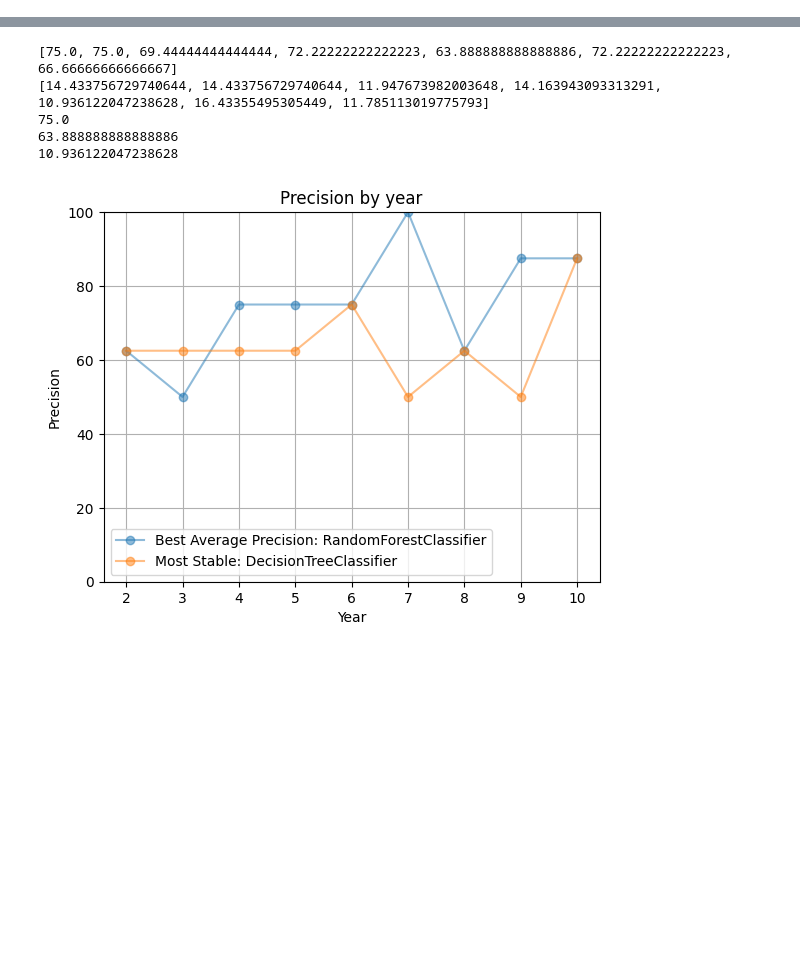
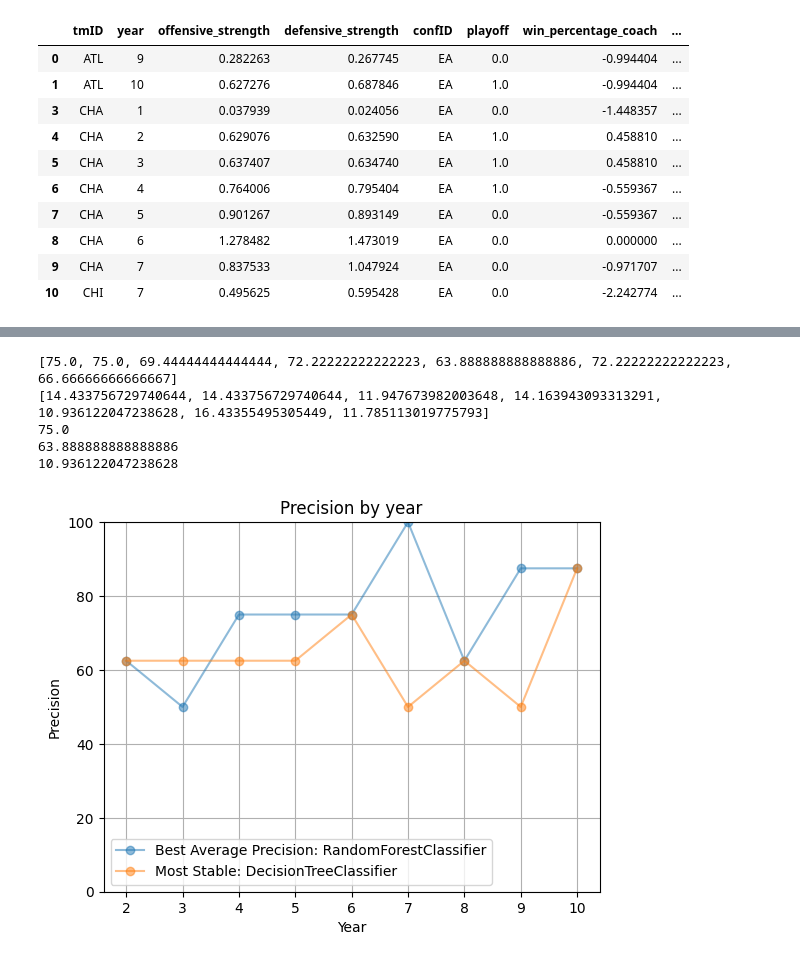
Before and after one commit to m21ark/ac, a Jupyter notebook: model_evaluation.ipynb, the cells around one changed output, grey strips where cells are left out. Cells and saved outputs as stored; diff of their text form; code cells hidden in the pictures; blank space fills up the shorter version.

```diff
--- a/model_evaluation.ipynb
+++ b/model_evaluation.ipynb
@@ -78,5 +78,27 @@ def run_window_decay(model, year):
         year, ea_predictions, we_predictions, display_results = False)
 
     return accuracy
+# %%
+df_teams, df_teams_post, df_series_post, df_players, df_players_teams, df_coaches, df_awards_players = load_data()
+
+
+df_show = global_merge(df_teams, df_teams_post, df_series_post,
+                                   df_players, df_players_teams, df_coaches, df_awards_players, 11)
+
+df_show = df_show[df_show['year'] < 11]
+
+df_show.head(10)
+# %% [output]
+|  | tmID | year | offensive_strength | defensive_strength | confID | playoff | win_percentage_coach | ... |
+| 0 | ATL | 9 | 0.282263 | 0.267745 | EA | 0.0 | -0.994404 | ... |
+| 1 | ATL | 10 | 0.627276 | 0.687846 | EA | 1.0 | -0.994404 | ... |
+| 3 | CHA | 1 | 0.037939 | 0.024056 | EA | 0.0 | -1.448357 | ... |
+| 4 | CHA | 2 | 0.629076 | 0.632590 | EA | 1.0 | 0.458810 | ... |
+| 5 | CHA | 3 | 0.637407 | 0.634740 | EA | 1.0 | 0.458810 | ... |
+| 6 | CHA | 4 | 0.764006 | 0.795404 | EA | 1.0 | -0.559367 | ... |
+| 7 | CHA | 5 | 0.901267 | 0.893149 | EA | 0.0 | -0.559367 | ... |
+| 8 | CHA | 6 | 1.278482 | 1.473019 | EA | 0.0 | 0.000000 | ... |
+| 9 | CHA | 7 | 0.837533 | 1.047924 | EA | 0.0 | -0.971707 | ... |
+| 10 | CHI | 7 | 0.495625 | 0.595428 | EA | 0.0 | -2.242774 | ... |
 # %%
 pipeline_year(11,display_results=True, model=models[4])
```
Also changed, not shown: parts of 4 cells of this notebook, 1 other file.
